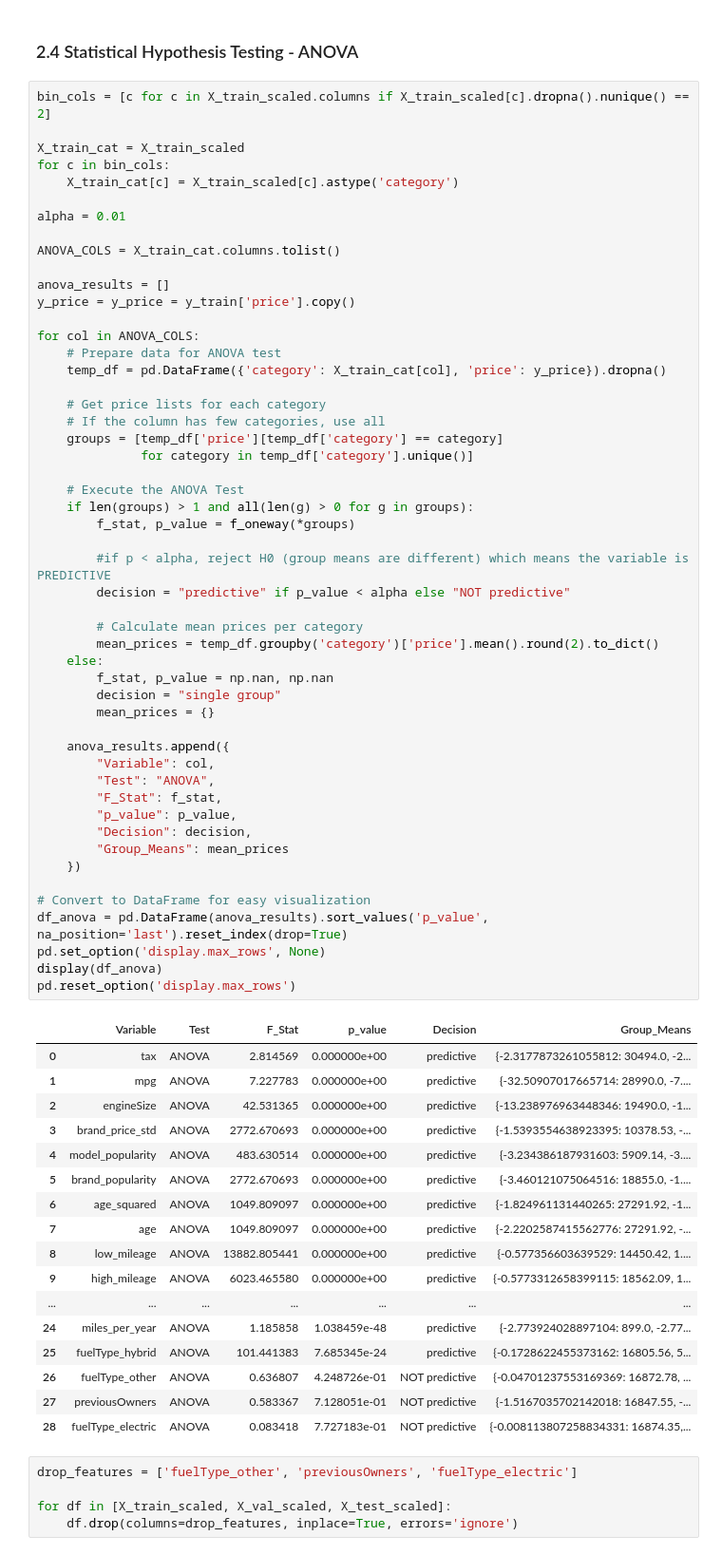
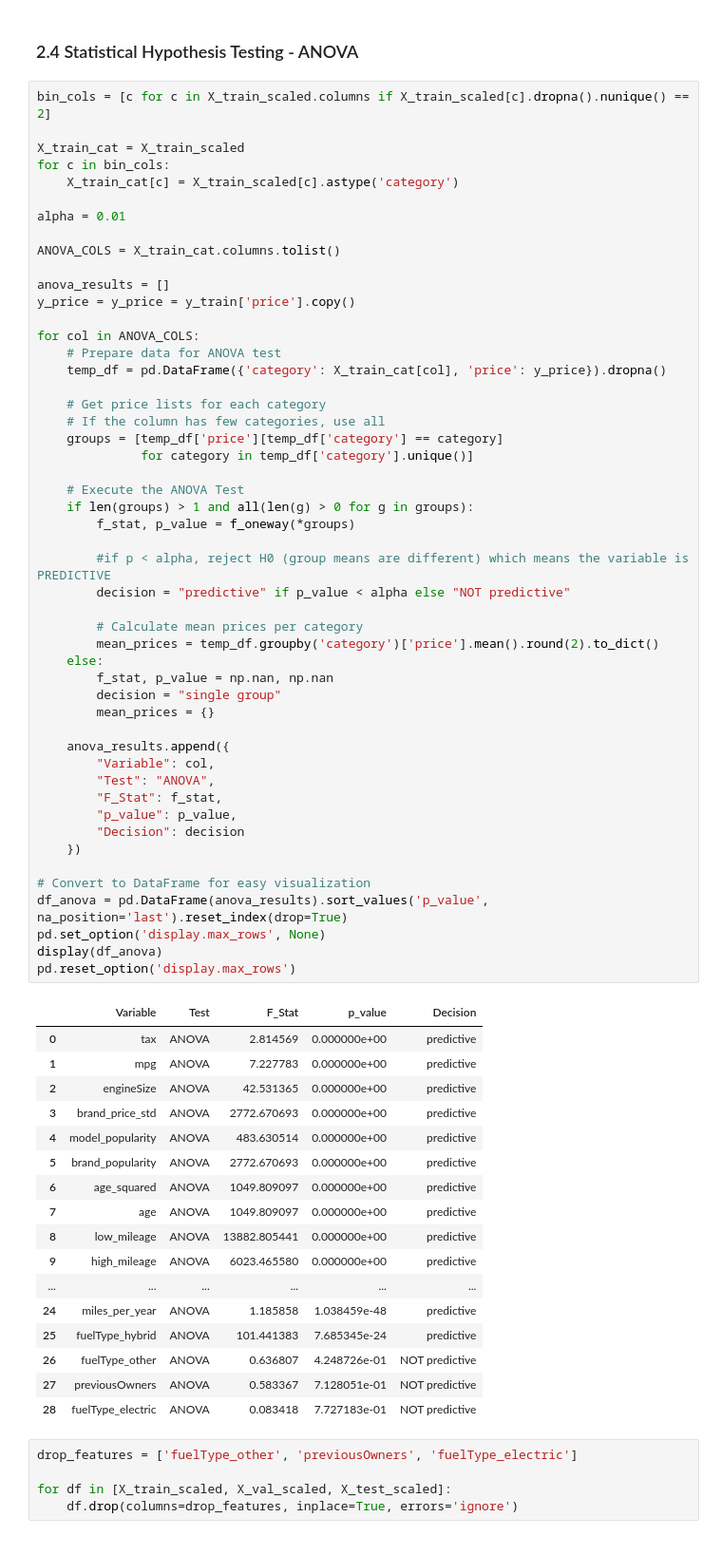
Before and after one commit to Filipa2002/Cars4You-Expediting-Car-Evaluations-with-ML, a Jupyter notebook: car_evaluations_group37_part2_v3.ipynb, the cells around one changed output. Shown at 95% size. Cells and saved outputs as stored; diff of their text form.

```diff
--- a/car_evaluations_group37_part2_v3.ipynb
+++ b/car_evaluations_group37_part2_v3.ipynb
@@ -321,52 +319,51 @@ for col in ANOVA_COLS:
     groups = [temp_df['price'][temp_df['category'] == category]
               for category in temp_df['category'].unique()]
 
     # Execute the ANOVA Test
     if len(groups) > 1 and all(len(g) > 0 for g in groups):
         f_stat, p_value = f_oneway(*groups)
 
         #if p < alpha, reject H0 (group means are different) which means the variable is PREDICTIVE
         decision = "predictive" if p_value < alpha else "NOT predictive"
 
         # Calculate mean prices per category
         mean_prices = temp_df.groupby('category')['price'].mean().round(2).to_dict()
     else:
         f_stat, p_value = np.nan, np.nan
         decision = "single group"
         mean_prices = {}
 
     anova_results.append({
         "Variable": col,
         "Test": "ANOVA",
         "F_Stat": f_stat,
         "p_value": p_value,
-        "Decision": decision,
-        "Group_Means": mean_prices
+        "Decision": decision
     })
 
 # Convert to DataFrame for easy visualization
 df_anova = pd.DataFrame(anova_results).sort_values('p_value', na_position='last').reset_index(drop=True)
 pd.set_option('display.max_rows', None)
 display(df_anova)
 pd.reset_option('display.max_rows')
 # %% [output]
-|  | Variable | Test | F_Stat | p_value | Decision | Group_Means |
-| 0 | tax | ANOVA | 2.814569 | 0.000000e+00 | predictive | {-2.3177873261055812: 30494.0, -2... |
-| 1 | mpg | ANOVA | 7.227783 | 0.000000e+00 | predictive | {-32.50907017665714: 28990.0, -7.... |
-| 2 | engineSize | ANOVA | 42.531365 | 0.000000e+00 | predictive | {-13.238976963448346: 19490.0, -1... |
-| 3 | brand_price_std | ANOVA | 2772.670693 | 0.000000e+00 | predictive | {-1.5393554638923395: 10378.53, -... |
-| 4 | model_popularity | ANOVA | 483.630514 | 0.000000e+00 | predictive | {-3.234386187931603: 5909.14, -3.... |
-| 5 | brand_popularity | ANOVA | 2772.670693 | 0.000000e+00 | predictive | {-3.460121075064516: 18855.0, -1.... |
-| 6 | age_squared | ANOVA | 1049.809097 | 0.000000e+00 | predictive | {-1.824961131440265: 27291.92, -1... |
-| 7 | age | ANOVA | 1049.809097 | 0.000000e+00 | predictive | {-2.2202587415562776: 27291.92, -... |
-| 8 | low_mileage | ANOVA | 13882.805441 | 0.000000e+00 | predictive | {-0.577356603639529: 14450.42, 1.... |
-| 9 | high_mileage | ANOVA | 6023.465580 | 0.000000e+00 | predictive | {-0.5773312658399115: 18562.09, 1... |
-| ... | ... | ... | ... | ... | ... | ... |
-| 24 | miles_per_year | ANOVA | 1.185858 | 1.038459e-48 | predictive | {-2.773924028897104: 899.0, -2.77... |
-| 25 | fuelType_hybrid | ANOVA | 101.441383 | 7.685345e-24 | predictive | {-0.1728622455373162: 16805.56, 5... |
-| 26 | fuelType_other | ANOVA | 0.636807 | 4.248726e-01 | NOT predictive | {-0.04701237553169369: 16872.78, ... |
-| 27 | previousOwners | ANOVA | 0.583367 | 7.128051e-01 | NOT predictive | {-1.5167035702142018: 16847.55, -... |
-| 28 | fuelType_electric | ANOVA | 0.083418 | 7.727183e-01 | NOT predictive | {-0.008113807258834331: 16874.35,... |
+|  | Variable | Test | F_Stat | p_value | Decision |
+| 0 | tax | ANOVA | 2.814569 | 0.000000e+00 | predictive |
+| 1 | mpg | ANOVA | 7.227783 | 0.000000e+00 | predictive |
+| 2 | engineSize | ANOVA | 42.531365 | 0.000000e+00 | predictive |
+| 3 | brand_price_std | ANOVA | 2772.670693 | 0.000000e+00 | predictive |
+| 4 | model_popularity | ANOVA | 483.630514 | 0.000000e+00 | predictive |
+| 5 | brand_popularity | ANOVA | 2772.670693 | 0.000000e+00 | predictive |
+| 6 | age_squared | ANOVA | 1049.809097 | 0.000000e+00 | predictive |
+| 7 | age | ANOVA | 1049.809097 | 0.000000e+00 | predictive |
+| 8 | low_mileage | ANOVA | 13882.805441 | 0.000000e+00 | predictive |
+| 9 | high_mileage | ANOVA | 6023.465580 | 0.000000e+00 | predictive |
+| ... | ... | ... | ... | ... | ... |
+| 24 | miles_per_year | ANOVA | 1.185858 | 1.038459e-48 | predictive |
+| 25 | fuelType_hybrid | ANOVA | 101.441383 | 7.685345e-24 | predictive |
+| 26 | fuelType_other | ANOVA | 0.636807 | 4.248726e-01 | NOT predictive |
+| 27 | previousOwners | ANOVA | 0.583367 | 7.128051e-01 | NOT predictive |
+| 28 | fuelType_electric | ANOVA | 0.083418 | 7.727183e-01 | NOT predictive |
 # %%
 drop_features = ['fuelType_other', 'previousOwners', 'fuelType_electric']
 
```
Also changed, not shown: parts of 14 cells of this notebook, 1 other file.
